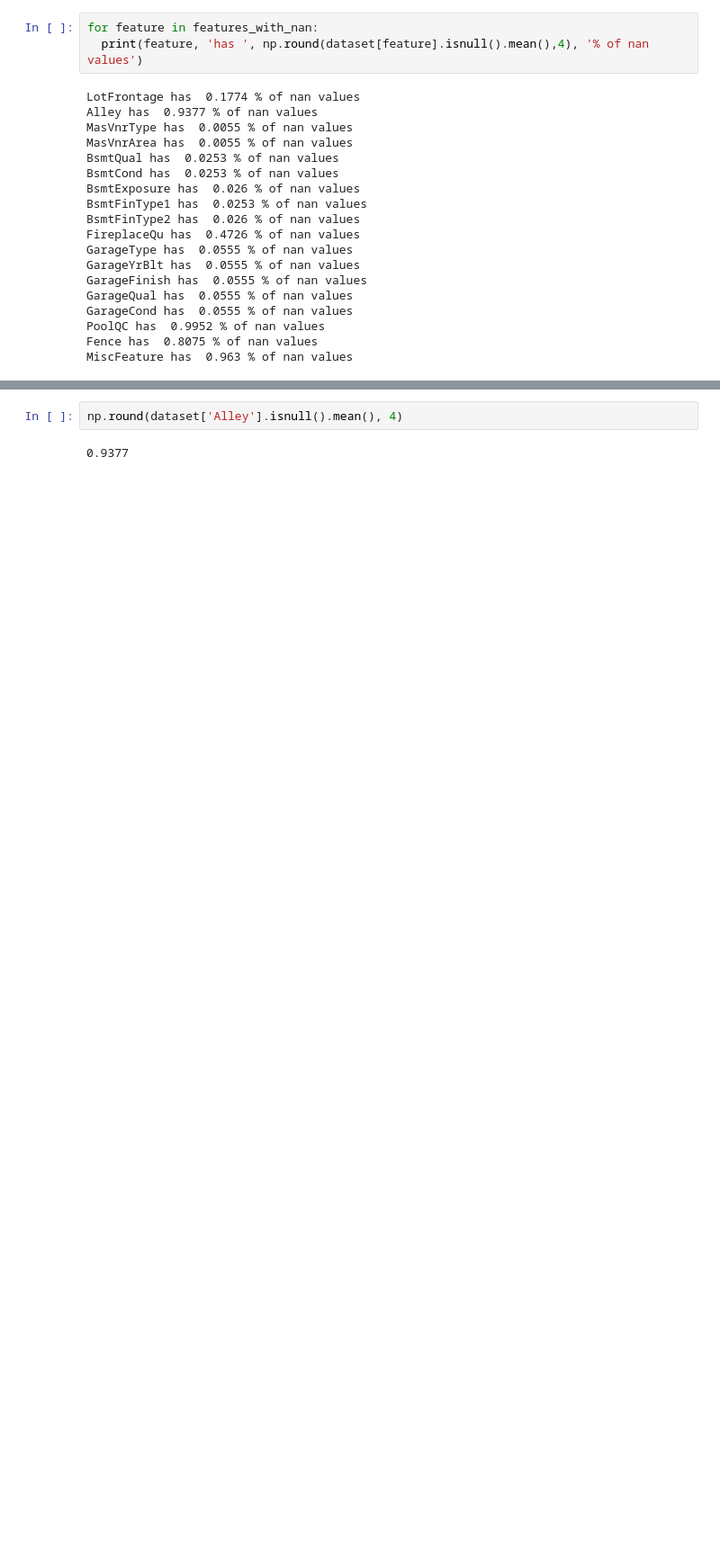
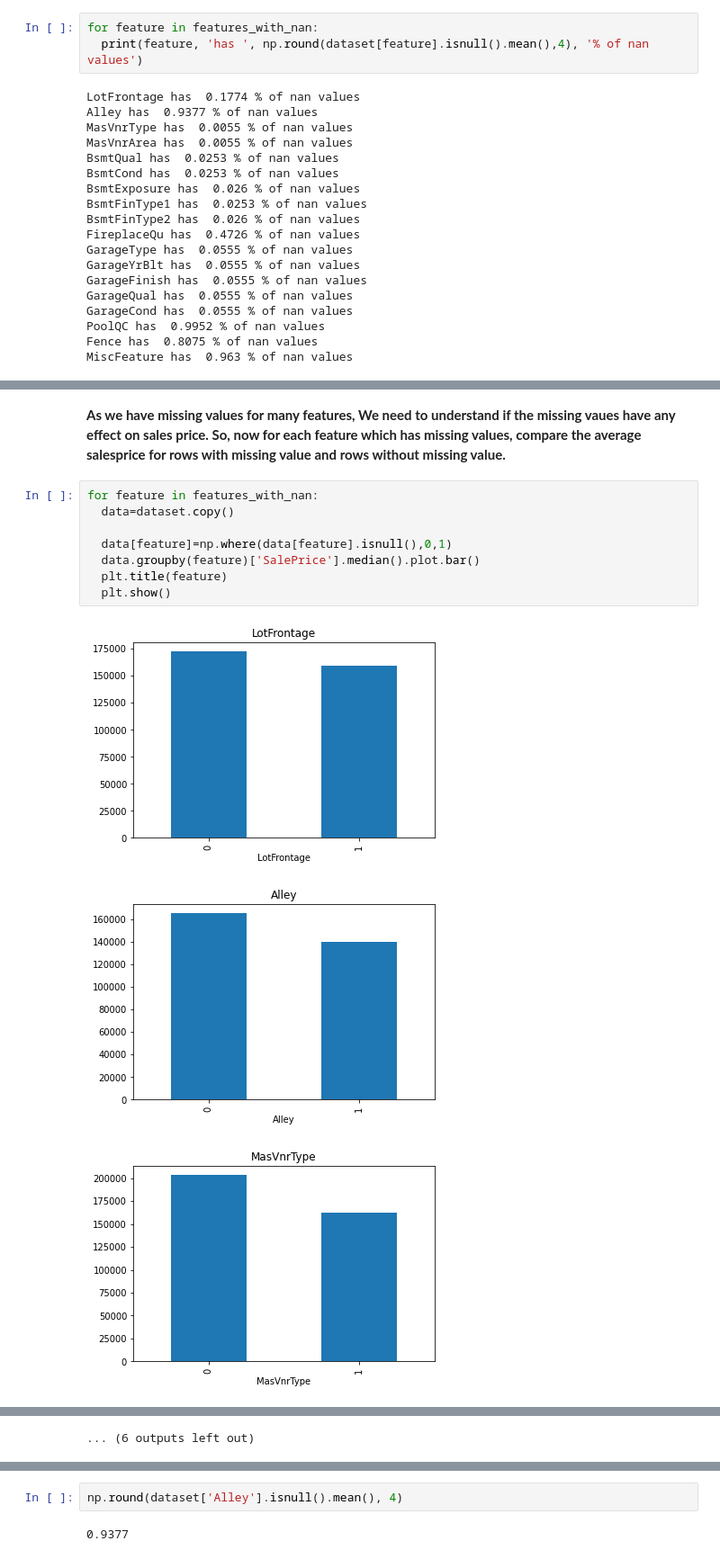
Before and after one commit to venkat2ram/AI_Playground, a Jupyter notebook: House_Price_Prediction_Kaggle.ipynb, the cells around one changed output, grey strips where cells are left out. Shown at 90% size. Drawn from its saved outputs; the diff is of its cells as text; blank space fills up the shorter version.

```diff
--- a/House_Price_Prediction_Kaggle.ipynb
+++ b/House_Price_Prediction_Kaggle.ipynb
@@ -92,0 +71,14 @@ MiscFeature 0.963  % missing values
+# %% [markdown]
+**As we have missing values for many features, We need to understand if the missing vaues have any effect on sales price. So, now for each feature which has missing values, compare the average salesprice for rows with missing value and rows without missing value.**
+# %%
+for feature in features_with_nan:
+  data=dataset.copy()
+
+  data[feature]=np.where(data[feature].isnull(),0,1)
+  data.groupby(feature)['SalePrice'].median().plot.bar()
+  plt.title(feature)
+  plt.show()
+# %% [output]
+[figure, added]
+[figure, added]
+[figure, added]
@@ -92,0 +94 @@ MiscFeature 0.963  % missing values
+... (6 outputs left out)
```
Also changed, not shown: parts of 5 cells of this notebook.
